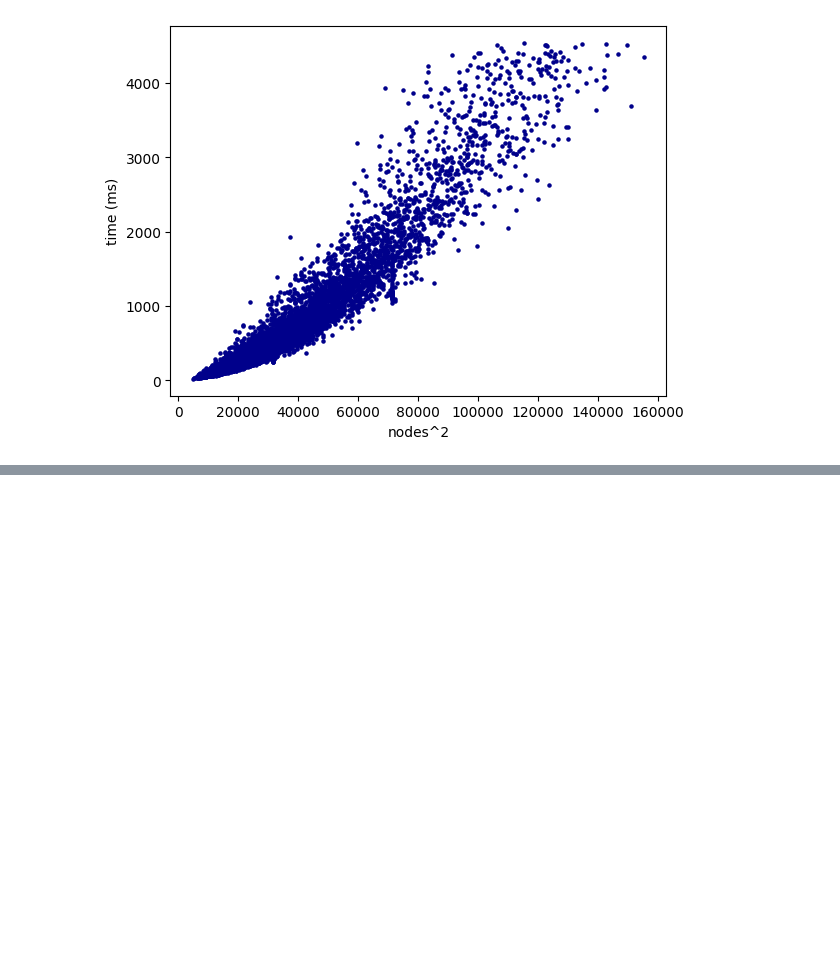
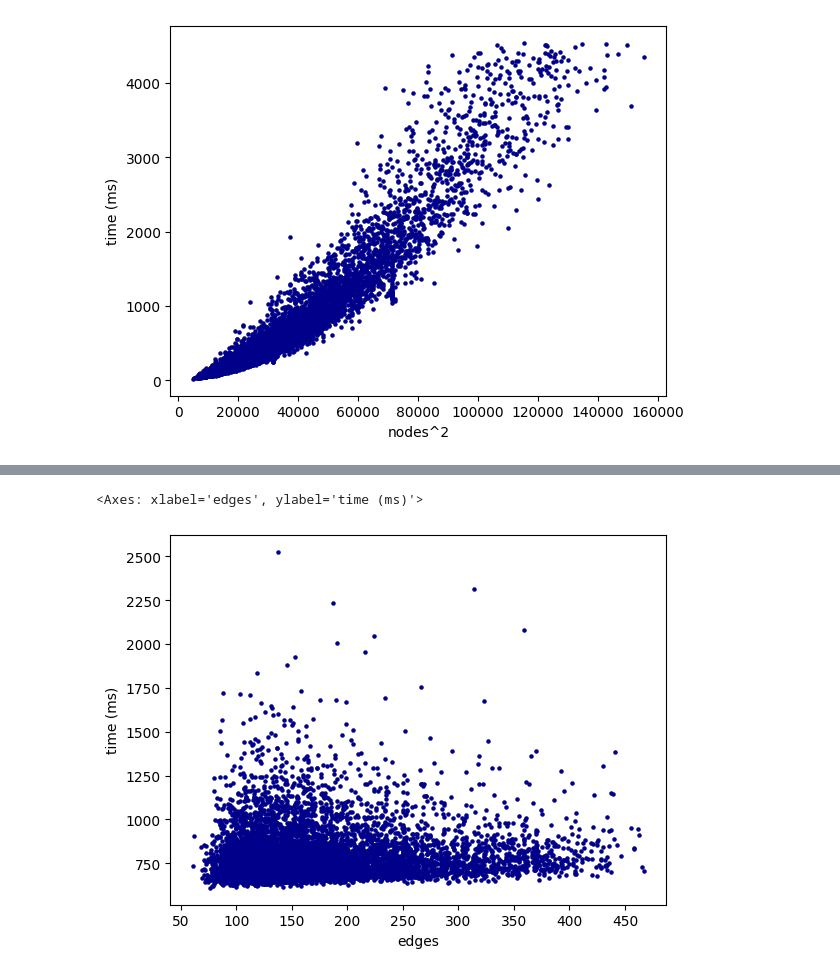
Before and after one commit to mreza-kiani/graph-generalization-algorithm, a Jupyter notebook: src/main/resources/scripts/performance/analyzer.ipynb, the cells around one changed output, grey strips where cells are left out. Drawn from its saved outputs; the diff is of its cells as text; code cells hidden in the pictures; blank space fills up the shorter version.

```diff
--- a/src/main/resources/scripts/performance/analyzer.ipynb
+++ b/src/main/resources/scripts/performance/analyzer.ipynb
@@ -273,0 +313,5 @@ cdf[cdf['time'] < quantile].plot.scatter(x='nodes^2', y='time', c='DarkBlue', s=
+# %%
+merged.plot.scatter(x='edges', y='time_y', c='DarkBlue', s=5, ylabel='time (ms)')
+# %% [output]
+<Axes: xlabel='edges', ylabel='time (ms)'>
+[figure, added]
```
Also changed, not shown: parts of 11 cells of this notebook, 3 other files.
